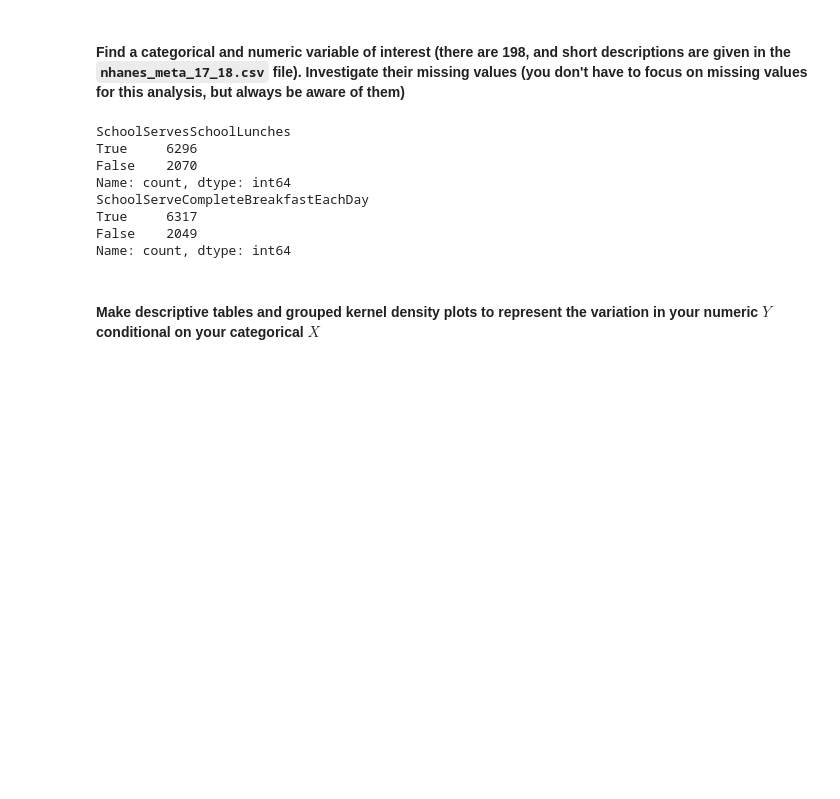
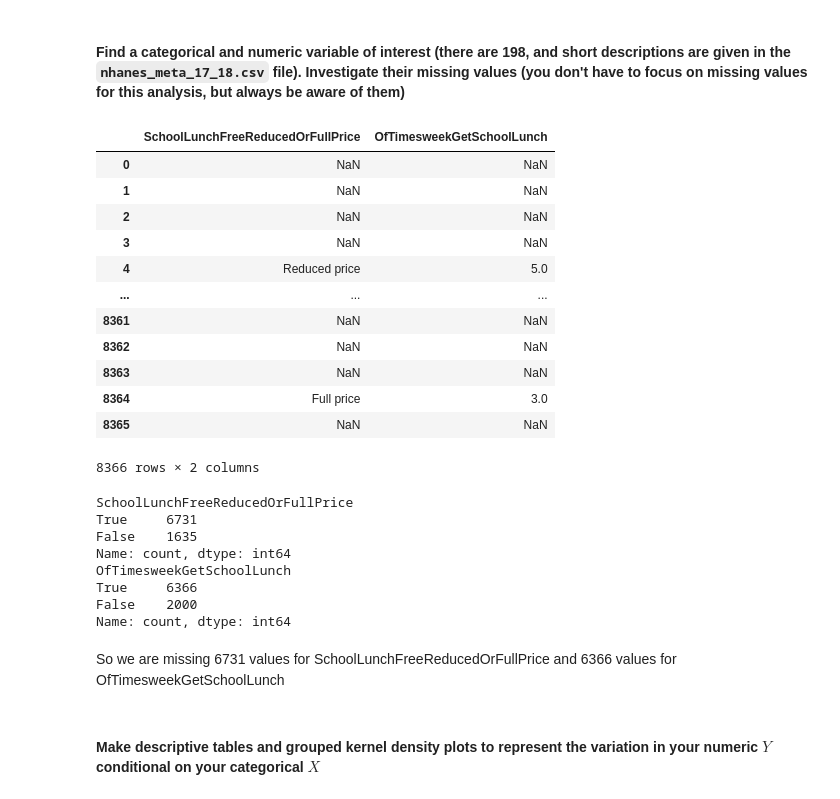
Before and after one commit to ssegaloff/UU_Assignment_3, a Jupyter notebook: assignment_3.ipynb, the cells around one changed output. Saved outputs shown, nothing was run; the diff lists cells and outputs as text; code cells hidden in the pictures; blank space fills up the shorter version.

```diff
--- a/assignment_3.ipynb
+++ b/assignment_3.ipynb
@@ -110,24 +110,42 @@ ndf.head()
 5 rows × 198 columns
 # %% [markdown]
 #### Find a categorical and numeric variable of interest (there are 198, and short descriptions are given in the `nhanes_meta_17_18.csv` file). Investigate their missing values (you don't have to focus on missing values for this analysis, but always be aware of them)
+# %%
+# Categorical variable: SchoolLunchFreeReducedOrFullPrice
+# Numeric Variable: OfTimesweekGetSchoolLunch
+
+# (both are targeting people aged 4-19)
+
+ndf[['SchoolLunchFreeReducedOrFullPrice','OfTimesweekGetSchoolLunch']]
+# %% [output]
+|  | SchoolLunchFreeReducedOrFullPrice | OfTimesweekGetSchoolLunch |
+| 0 | NaN | NaN |
+| 1 | NaN | NaN |
+| 2 | NaN | NaN |
+| 3 | NaN | NaN |
+| 4 | Reduced price | 5.0 |
+| ... | ... | ... |
+| 8361 | NaN | NaN |
+| 8362 | NaN | NaN |
+| 8363 | NaN | NaN |
+| 8364 | Full price | 3.0 |
+| 8365 | NaN | NaN |
+8366 rows × 2 columns
 # %%
-# Categorical variable 1: SchoolServesSchoolLunches
-# Categorical variable 2: SchoolServeCompleteBreakfastEachDay
-
-# (both are targeting people aged 4-19)
-
 # how many missing values for each variable?
-print(ndf['SchoolServesSchoolLunches'].isna().value_counts())
-print(ndf['SchoolServeCompleteBreakfastEachDay'].isna().value_counts())
+print(ndf['SchoolLunchFreeReducedOrFullPrice'].isna().value_counts())
+print(ndf['OfTimesweekGetSchoolLunch'].isna().value_counts())
 # %% [output]
-SchoolServesSchoolLunches
-True     6296
-False    2070
+SchoolLunchFreeReducedOrFullPrice
+True     6731
+False    1635
 Name: count, dtype: int64
-SchoolServeCompleteBreakfastEachDay
-True     6317
-False    2049
+OfTimesweekGetSchoolLunch
+True     6366
+False    2000
 Name: count, dtype: int64
+# %% [markdown]
+So we are missing 6731 values for SchoolLunchFreeReducedOrFullPrice and 6366 values for OfTimesweekGetSchoolLunch
 # %% [markdown]
 #### Make descriptive tables and grouped kernel density plots to represent the variation in your numeric $Y$ conditional on your categorical $X$
 # %% [markdown]
```
